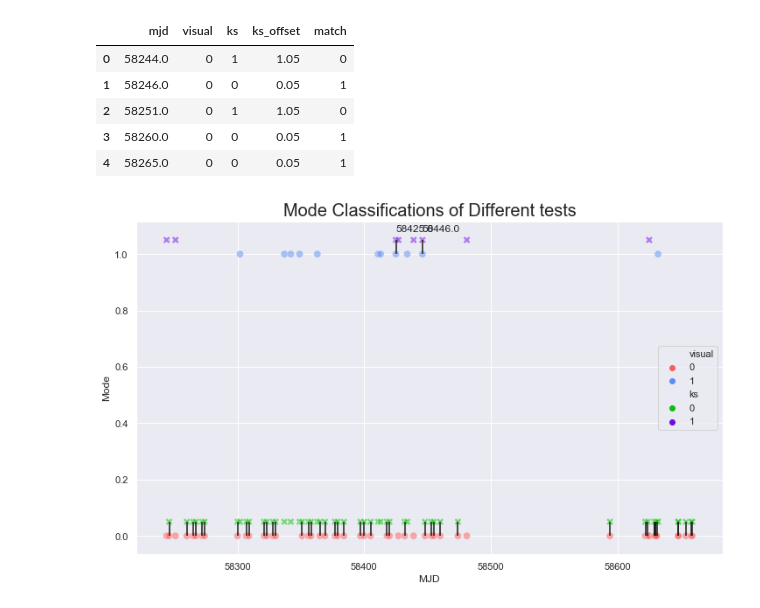
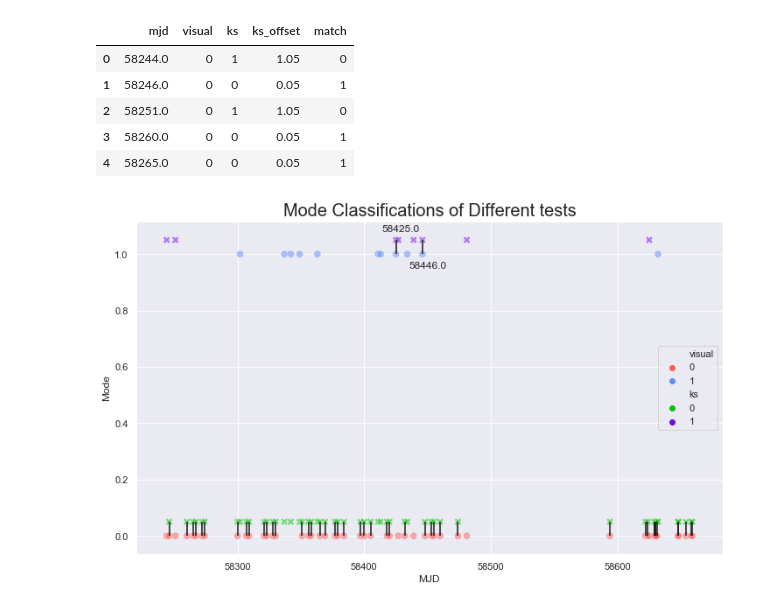
Before and after one commit to minyoungk99/IRES, a Jupyter notebook: test_comparison.ipynb, the cells around one changed output. Cells and saved outputs as stored; diff of their text form; code cells hidden in the pictures.

```diff
--- a/test_comparison.ipynb
+++ b/test_comparison.ipynb
@@ -54,30 +54,30 @@ df.head()
 # %%
 sns.set()
 fig = plt.figure(figsize=(12,7))
 cmap1 = sns.color_palette(['#F95E5E', '#608DF5'])
 cmap2 = sns.color_palette(['#09C009', '#700BE2'])
 ax = sns.scatterplot(x='mjd', y='visual', data=df, hue='visual', palette=cmap1, s=70, alpha=.5)
 ax = sns.scatterplot(x='mjd', y='ks_offset', data=df, hue='ks',marker='X', palette=cmap2, s=70, alpha=.5)
 
 #Display vlines for matching MJD, and display MJD value for abnormals
 alternator = 1
 for i in df.index:
     if (df.match[i] == 1):
         x = df.mjd[i]
         y_lower = df.visual[i]
         y_higher = df.ks_offset[i]
         plt.vlines(x=x, ymin=y_lower, ymax=y_higher)
         if df.visual[i] == 1:
             if (alternator == 1):
-                plt.text(x, y_higher+.03, s=x)
+                plt.text(x-11, y_higher+.03, s=x)
                 alternator *= -1
             else:
-
+                plt.text(x-11, y_lower-.05, s=x)
 
 ax.set_title('Mode Classifications of Different tests', fontdict={'fontsize':20})
 ax.set_xlabel('MJD')
 ax.set_ylabel('Mode')
 plt.legend(loc='center right')
 plt.savefig('./plots/test_comp.jpeg')
 # %% [output]
-[figure, old version]
+[figure, new version]
```
Also changed, not shown: 9 other files.
